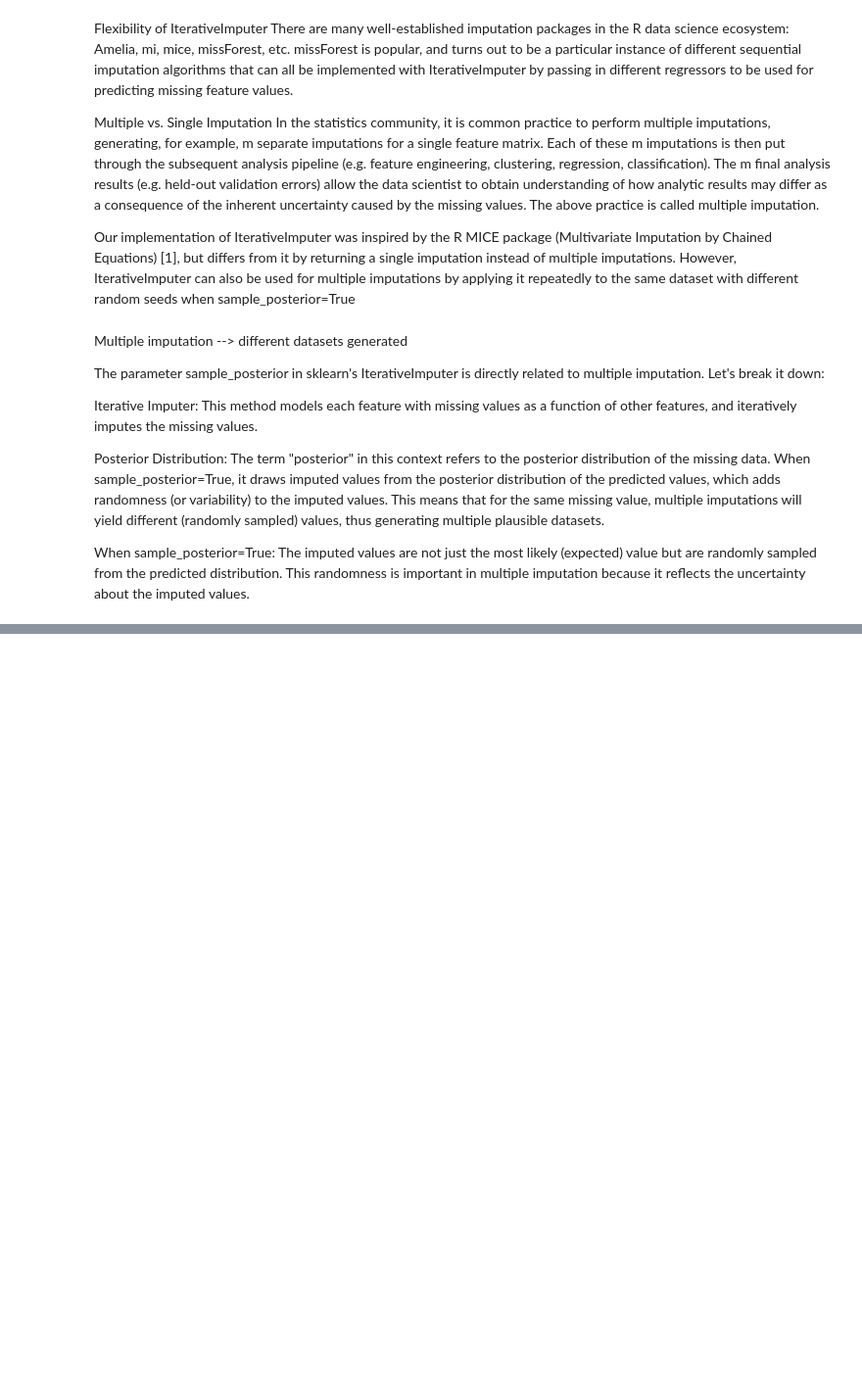
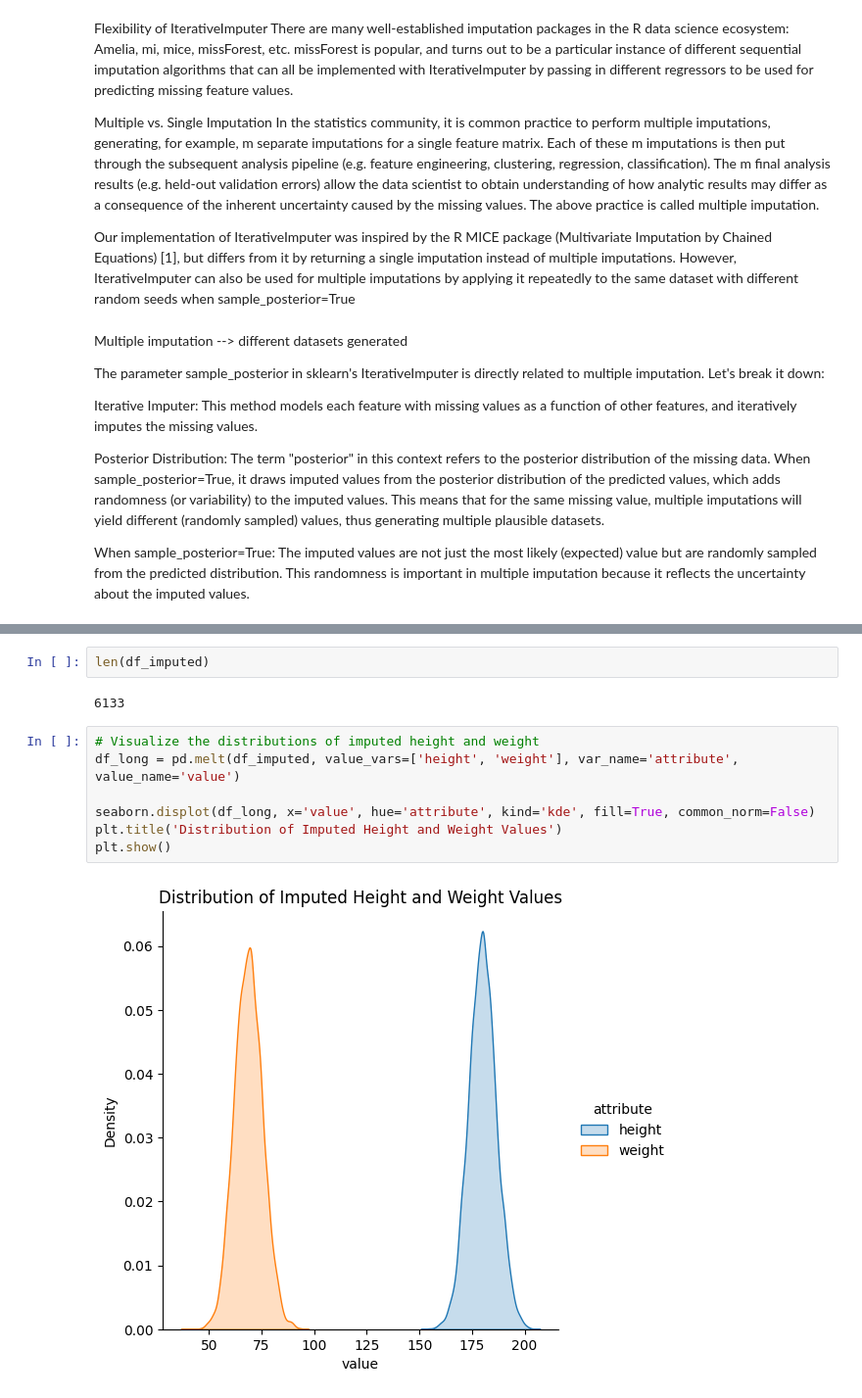
Before and after one commit to Dylan-Nico/Data-Mining-Cyclist-data, a Jupyter notebook: dylan.ipynb, the cells around one changed output, grey strips where cells are left out. Shown at 98% size. Drawn from its saved outputs; the diff is of its cells as text; blank space fills up the shorter version.

```diff
--- a/dylan.ipynb
+++ b/dylan.ipynb
@@ -549 +507,14 @@ KeyError: "The following 'value_vars' are not present in the DataFrame: ['weight
+# %%
+len(df_imputed)
+# %% [output]
+6133
+# %%
+# Visualize the distributions of imputed height and weight
+df_long = pd.melt(df_imputed, value_vars=['height', 'weight'], var_name='attribute', value_name='value')
+
+seaborn.displot(df_long, x='value', hue='attribute', kind='kde', fill=True, common_norm=False)
+plt.title('Distribution of Imputed Height and Weight Values')
+plt.show()
+# %% [output]
+[figure, added]
 # %%
```
Also changed, not shown: parts of 8 cells of this notebook.
